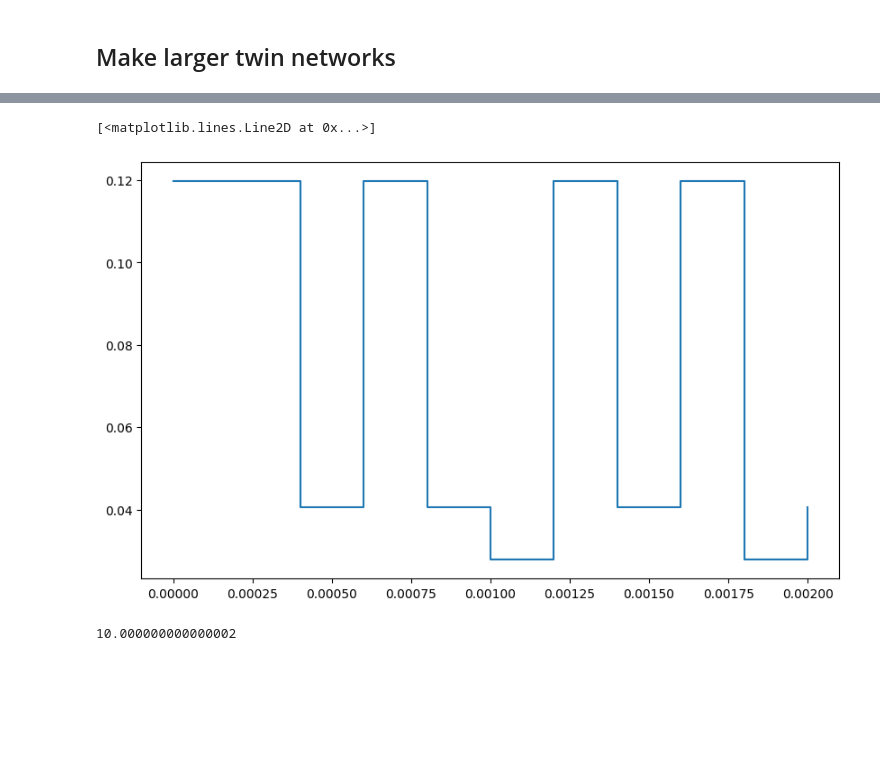
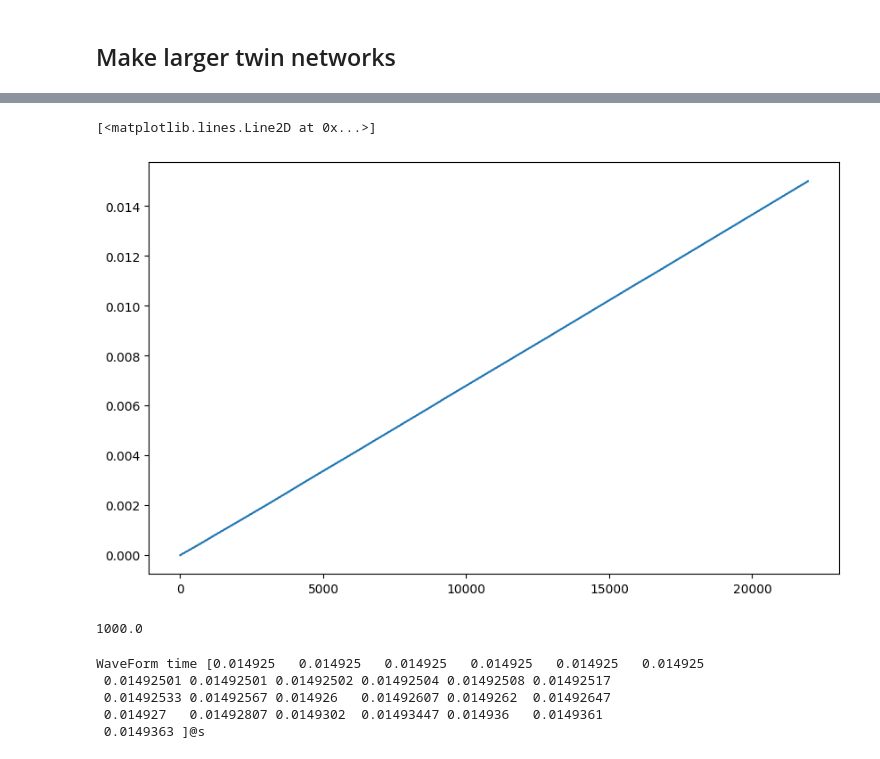
Before and after one commit to Ma-Lab-Cal/self-learning-machines, a Jupyter notebook: experiments/test_twin_edge.ipynb, the cells around one changed output, grey strips where cells are left out. Saved outputs shown, nothing was run; the diff lists cells and outputs as text; code cells hidden in the pictures; blank space fills up the shorter version.

```diff
--- a/experiments/test_twin_edge.ipynb
+++ b/experiments/test_twin_edge.ipynb
@@ -303,0 +213,16 @@ twin_net._prepare_simulation(inputs, outputs, nudge_factor)
+# %%
+seed = 0
+np.random.seed(seed)
+
+grid_graph = nx.Graph()
+grid_graph.add_node(0)
+grid_graph.add_node(1)
+grid_graph.add_node(2)
+grid_graph.add_edge(0, 1)
+grid_graph.add_edge(1, 2)
+
+for e in grid_graph.edges:
+    # grid_graph[e[0]][e[1]]['weight'] = 0.5                           # init to max value
+    grid_graph[e[0]][e[1]]['weight'] = np.random.uniform(0.1, 0.9)       # random value
+
+node_cfg = (np.array([[2, 0]]), np.array([[1, 0]]))
@@ -303,0 +239,2 @@ twin_net._prepare_simulation(inputs, outputs, nudge_factor)
+# %%
+twin_net = TwinNetwork('voltage_divider', grid_graph, node_cfg, 'ngspice-subprocess', t_h=u_us(10), period=u_us(15))
@@ -309,4 +249,4 @@ twin_net.cached_simulator.options("KLU")
 # %%
-n_iters = 10
-u_s(n_iters * twin_net.tau_0)
+n_iters = 1000
+u_s(n_iters * twin_net.period)
 # %% [output]
@@ -314,2 +274,3 @@ PeriodValue(0.002 s)
 # %%
-res = twin_net.cached_simulator.transient(step_time=twin_net.t_h, end_time=n_iters * twin_net.tau_0,)
+twin_net.cached_simulator.options(seed=1)
+res = twin_net.cached_simulator.transient(step_time=twin_net.t_h, end_time=n_iters * twin_net.period,)
@@ -350,11 +325,19 @@ twin_net.outputs_free
 # %%
-plt.plot(res.time, free_outputs[0])
+plt.plot(res.time)
 # %% [output]
 [<matplotlib.lines.Line2D at 0x...>]
-[figure, old version]
+[figure, new version]
 # %%
-n_iters = res.time.max().item() / twin_net.tau_0
+n_iters = res.time.max().item() / twin_net.period
 n_iters
 # %% [output]
-10.000000000000002
+1000.0
+# %%
+res.time[-100:-75]
+# %% [output]
+WaveForm time [0.014925   0.014925   0.014925   0.014925   0.014925   0.014925
+ 0.01492501 0.01492501 0.01492502 0.01492504 0.01492508 0.01492517
+ 0.01492533 0.01492567 0.014926   0.01492607 0.0149262  0.01492647
+ 0.014927   0.01492807 0.0149302  0.01493447 0.014936   0.0149361
+ 0.0149363 ]@s
 # %%
```
Also changed, not shown: parts of 45 cells of this notebook, 11 other files.
